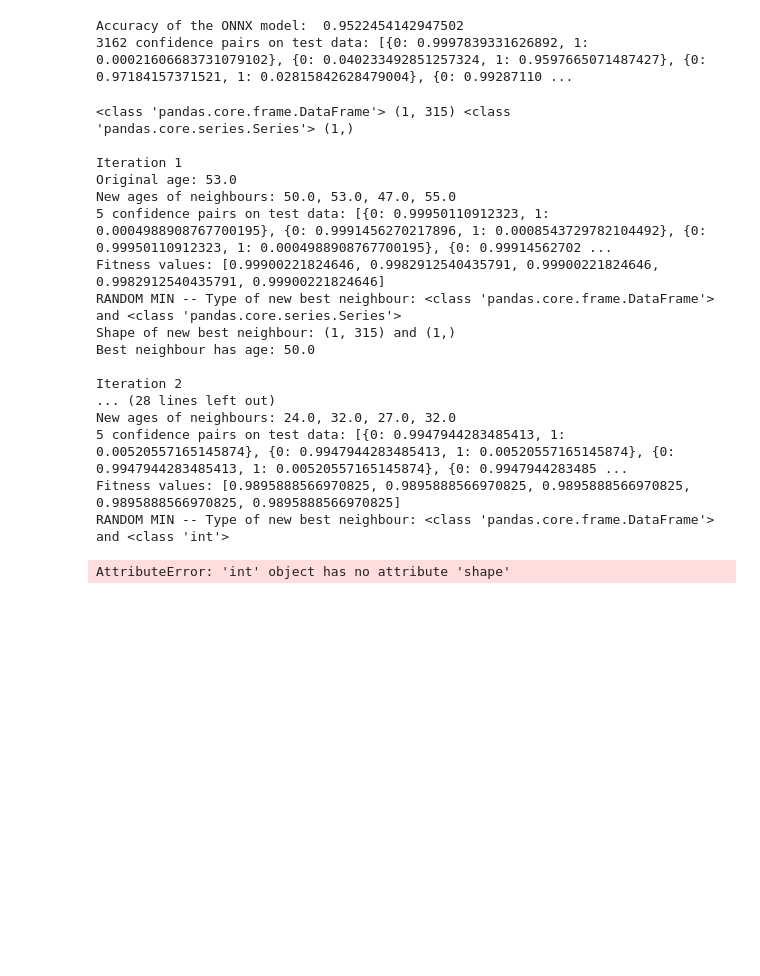
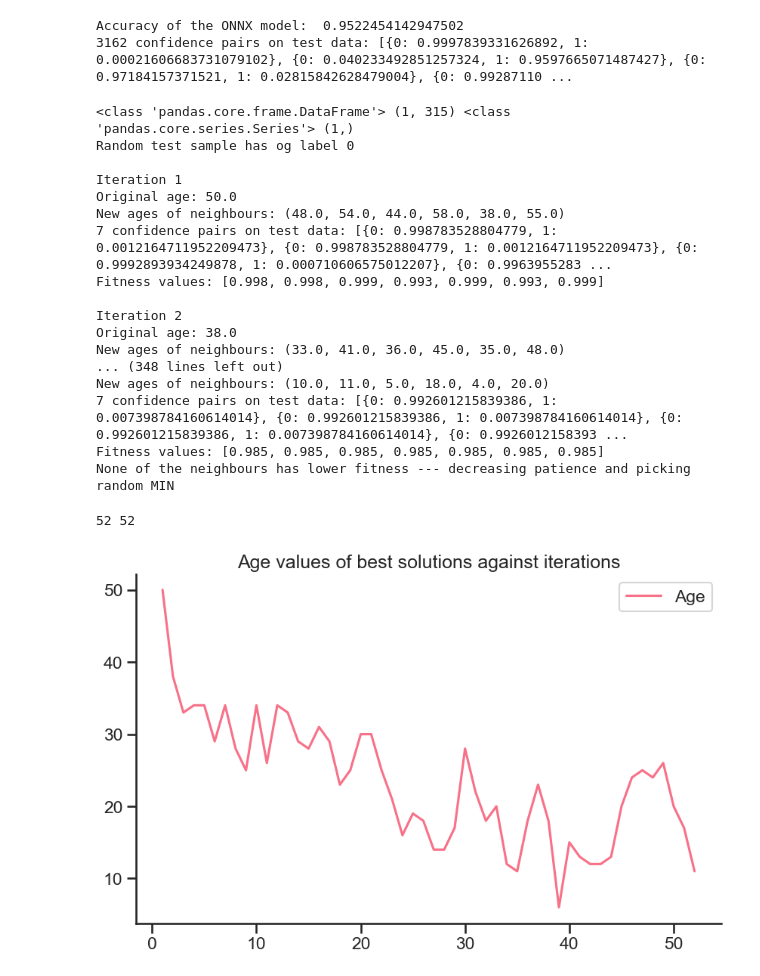
Before and after one commit to nadinekuo/TUD-CS4370-Fraud-Detection-Models, a Jupyter notebook: HillClimberTest.ipynb, the cells around one changed output. Cells and saved outputs as stored; diff of their text form; code cells hidden in the pictures; blank space fills up the shorter version.

```diff
--- a/HillClimberTest.ipynb
+++ b/HillClimberTest.ipynb
@@ -202,16 +205,19 @@ def get_neighbours_fitness(random_test_X, random_test_y):
     return new_test_X, new_test_y, fitness_vals
 # %%
 eps = 0.001    # TODO: possibly add eps
-patience = 1  # If fitness value of neighbours is not WORSE than current solution for patience iterations, stop
+patience = 50  # If fitness value of neighbours is not WORSE than current solution for patience iterations, stop
 count = 0
-max_iter = 50
+max_iter = 200
 
 random_test_X = X_test.sample(n=1)
 random_test_y = y_test[random_test_X.index]
 print(type(random_test_X), random_test_X.shape, type(random_test_y), random_test_y.shape)
+print(f"Random test sample has og label {random_test_y.values[0]}")
 
 best_neigh_X = random_test_X    # Current best neighbour is set to initial random test sample
 best_neigh_y = random_test_y
+best_fitness_vals = []
+best_fitness_ages = []
 
 # 4. Stopping criteria: none of the neighbours have a LOWER fitness value than the current solution (use eps)]
 while True:
@@ -221,43 +227,63 @@ while True:
     # 1. Start with random test sample: get model confidence for this sample
     new_test_X, new_test_y, fitness_vals = get_neighbours_fitness(best_neigh_X, best_neigh_y)
     curr_fitness = fitness_vals[0]
+    best_fitness_vals.append(curr_fitness)
+    best_fitness_ages.append(best_neigh_X['persoon_leeftijd_bij_onderzoek'].values[0])
     # Get indices of lowest fitness value in list
     min_fitness_idxs = [i for i, x in enumerate(fitness_vals) if x == min(fitness_vals)]
-    if 0 in min_fitness_idxs and len(min_fitness_idxs) == 1:    # If 0 is the only index in min_fitness_idxs, decrease patience
-        print("Current solution is the best neighbour --- decreasing patience")
+    # If none of the neighbours has a lower fitness value than the current solution, decrease patience
+    if all(fitness_val >= curr_fitness for fitness_val in fitness_vals):
+        print("None of the neighbours has lower fitness --- decreasing patience and picking random MIN")
         patience -= 1
+        # We do pick a random sample out of all min values, to avoid getting stuck in local minima
+        idx = np.random.choice(min_fitness_idxs[1:])     # TODO: idx 0 is excluded bc it gives issues
+        best_neigh_X = new_test_X.iloc[idx].to_frame().transpose()
+        best_neigh_y = new_test_y.iloc[idx]
     elif len(min_fitness_idxs) == 1:                            # If there is only one other min value, update best neighbour
         best_neigh_X = new_test_X.iloc[min_fitness_idxs[0]].to_frame().transpose()
         best_neigh_y = new_test_y.iloc[min_fitness_idxs[0]]
-        print(f"UNIQUE MIN -- Type of new best neighbour: {type(best_neigh_X)} (shape {best_neigh_X.shape}) and {type(best_neigh_y)} (shape {best_neigh_y.shape})")
     else:                                                       # If there are multiple min values (incl. curr possibly), choose randomly
-        idx = np.random.choice(min_fitness_idxs)
+        idx = np.random.choice(min_fitness_idxs[1:])     # TODO: idx 0 is excluded bc it gives issues
         best_neigh_X = new_test_X.iloc[idx].to_frame().transpose()
         best_neigh_y = new_test_y.iloc[idx]
-        print(f"RANDOM MIN -- Type of new best neighbour: {type(best_neigh_X)} and {type(best_neigh_y)}")
-        print(f"Shape of new best neighbour: {best_neigh_X.shape} and {best_neigh_y.shape}")
-    print(f"Best neighbour has age: {best_neigh_X['persoon_leeftijd_bij_onderzoek'].values[0]}")
     if patience == 0 or max_iter == 0:
         break
 
-# TODO: Keep track of stuff for plots e.g. best feature values, fitness values, model confidence values, iterations
-# TODO: Perhaps also keep track of the actual label
+# NOTE: we don't have labels for the artificial neighbours, but ideally the original label should not change by the pertubations
 # %% [output]
 <class 'pandas.core.frame.DataFrame'> (1, 315) <class 'pandas.core.series.Series'> (1,)
+Random test sample has og label 0
 
 Iteration 1
-Original age: 53.0
-New ages of neighbours: 50.0, 53.0, 47.0, 55.0
-5 confidence pairs on test data: [{0: 0.99950110912323, 1: 0.0004988908767700195}, {0: 0.9991456270217896, 1: 0.0008543729782104492}, {0: 0.99950110912323, 1: 0.0004988908767700195}, {0: 0.99914562702 ...
-Fitness values: [0.99900221824646, 0.9982912540435791, 0.99900221824646, 0.9982912540435791, 0.99900221824646]
-RANDOM MIN -- Type of new best neighbour: <class 'pandas.core.frame.DataFrame'> and <class 'pandas.core.series.Series'>
-Shape of new best neighbour: (1, 315) and (1,)
-Best neighbour has age: 50.0
+Original age: 50.0
+New ages of neighbours: (48.0, 54.0, 44.0, 58.0, 38.0, 55.0)
+7 confidence pairs on test data: [{0: 0.998783528804779, 1: 0.0012164711952209473}, {0: 0.998783528804779, 1: 0.0012164711952209473}, {0: 0.9992893934249878, 1: 0.000710606575012207}, {0: 0.9963955283 ...
+Fitness values: [0.998, 0.998, 0.999, 0.993, 0.999, 0.993, 0.999]
 
 Iteration 2
-... (28 lines left out)
-New ages of neighbours: 24.0, 32.0, 27.0, 32.0
-5 confidence pairs on test data: [{0: 0.9947944283485413, 1: 0.00520557165145874}, {0: 0.9947944283485413, 1: 0.00520557165145874}, {0: 0.9947944283485413, 1: 0.00520557165145874}, {0: 0.9947944283485 ...
-Fitness values: [0.9895888566970825, 0.9895888566970825, 0.9895888566970825, 0.9895888566970825, 0.9895888566970825]
-RANDOM MIN -- Type of new best neighbour: <class 'pandas.core.frame.DataFrame'> and <class 'int'>
+Original age: 38.0
+New ages of neighbours: (33.0, 41.0, 36.0, 45.0, 35.0, 48.0)
+... (348 lines left out)
+New ages of neighbours: (10.0, 11.0, 5.0, 18.0, 4.0, 20.0)
+7 confidence pairs on test data: [{0: 0.992601215839386, 1: 0.007398784160614014}, {0: 0.992601215839386, 1: 0.007398784160614014}, {0: 0.992601215839386, 1: 0.007398784160614014}, {0: 0.9926012158393 ...
+Fitness values: [0.985, 0.985, 0.985, 0.985, 0.985, 0.985, 0.985]
+None of the neighbours has lower fitness --- decreasing patience and picking random MIN
-AttributeError: 'int' object has no attribute 'shape'
+# %%
+print(len(best_fitness_vals), len(best_fitness_ages))
+
+# Plot fitness values and ages against iterations (count) in one plot with legend
+# sns.lineplot(x=range(1, count+1), y=best_fitness_vals, label='Fitness values of best solutions')
+# NOTE: plotting fitness is not very useful, because every iteration the fitness value of curr solution
+# will be diff from the fitness value for that same solution in the previous iteration (which was relative to the curr solution!)
+# So you would see lots of spikes
+sns.lineplot(x=range(1, count+1), y=best_fitness_ages, label='Age').set_title('Age values of best solutions against iterations')
+sns.set_style("whitegrid")
+sns.despine()
+sns.set(rc={'figure.figsize':(10,6)})
+sns.set_context("talk")
+sns.set_palette("husl")
+sns.set_style("whitegrid")
+sns.set_style("ticks")
+# %% [output]
+52 52
+[figure, added]
```
Also changed, not shown: parts of 3 cells of this notebook, 1 other file.
